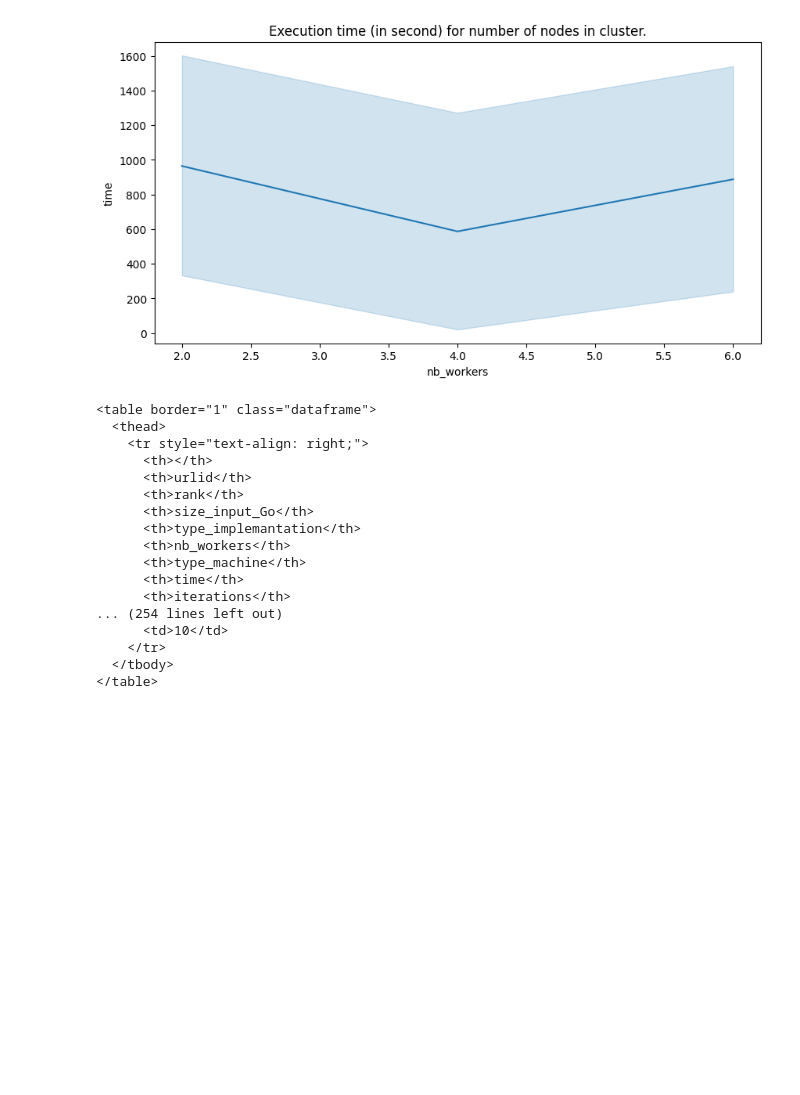
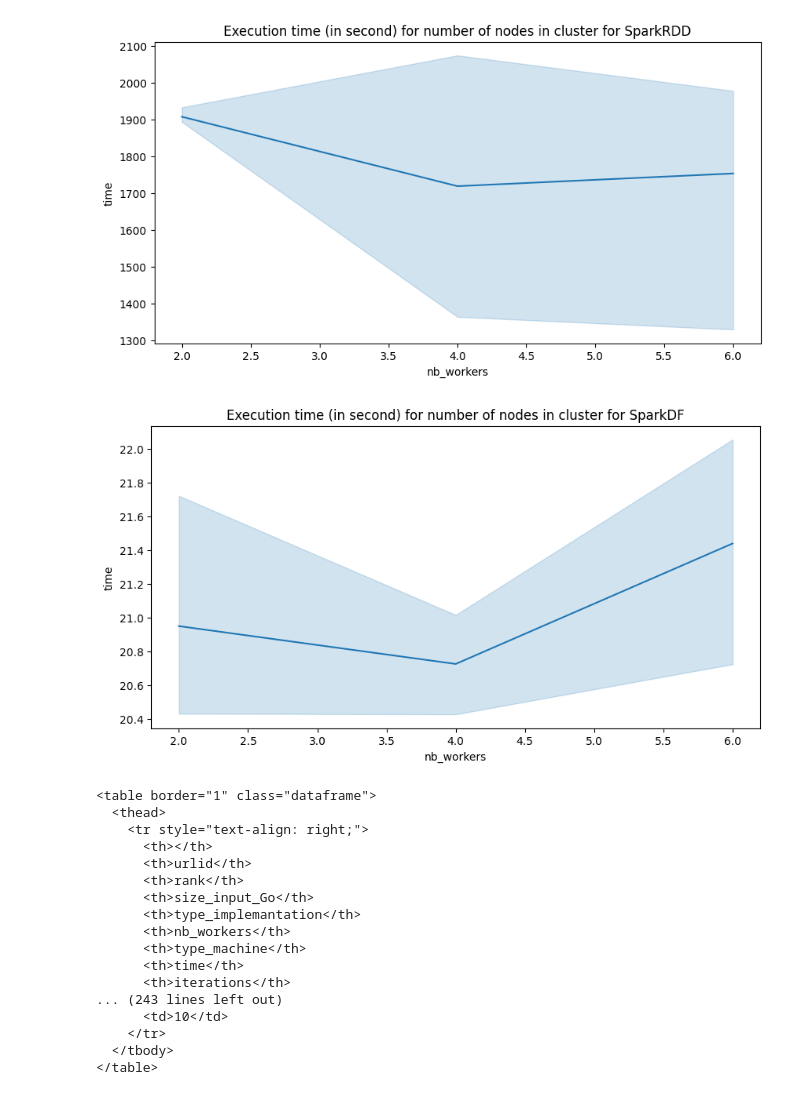
Before and after one commit to galantis-mo/pagerank, a Jupyter notebook: src/study_outputs.ipynb, the cells around one changed output. Cells and saved outputs as stored; diff of their text form; code cells hidden in the pictures; blank space fills up the shorter version.

Commit message:
Add plot for RDD and DF

```diff
--- a/src/study_outputs.ipynb
+++ b/src/study_outputs.ipynb
@@ -19,8 +19,9 @@ def read_all_outputs():
                 # Read the stats csv
                 all_output['nb_workers'].append(int(row['nb_workers']))
                 all_output['size_input_Go'].append(float(row['size_input_Go']))
-                all_output['type_implemantation'].append(row['size_input_Go'])
+                all_output['type_implemantation'].append(row['type_implemantation'])
                 all_output['type_machine'].append(row['type_machine'])
+
 
 
                 # Read time
@@ -75,17 +77,21 @@ first_results
 # %%
 import seaborn as sns
 import matplotlib.pyplot as plt
 
-def plot():
-    data = output_results[output_results['size_input_Go']>1]
+def plot(data, title):
+    data = data[data['size_input_Go']>1]
     data = data[data['iterations']==10]
 
     plt.figure(figsize=(10,5))
     sns.lineplot(data, x='nb_workers', y='time')
-    plt.title("Execution time (in second) for number of nodes in cluster.")
-plot()
+    plt.title(title)
+
+
+plot(output_results[output_results['type_implemantation']=='rdd'], title="Execution time (in second) for number of nodes in cluster for SparkRDD")
+plot(output_results[output_results['type_implemantation']=='df'], title="Execution time (in second) for number of nodes in cluster for SparkDF")
 # %% [output]
-[figure, old version]
+[figure, new version]
+[figure, added]
 # %%
 print(first_results.to_html())
 # %% [output]
@@ -101,7 +107,7 @@ print(first_results.to_html())
       <th>type_machine</th>
       <th>time</th>
       <th>iterations</th>
-... (254 lines left out)
+... (243 lines left out)
       <td>10</td>
     </tr>
   </tbody>
```
Also changed, not shown: parts of 2 cells of this notebook, 3 other files.
